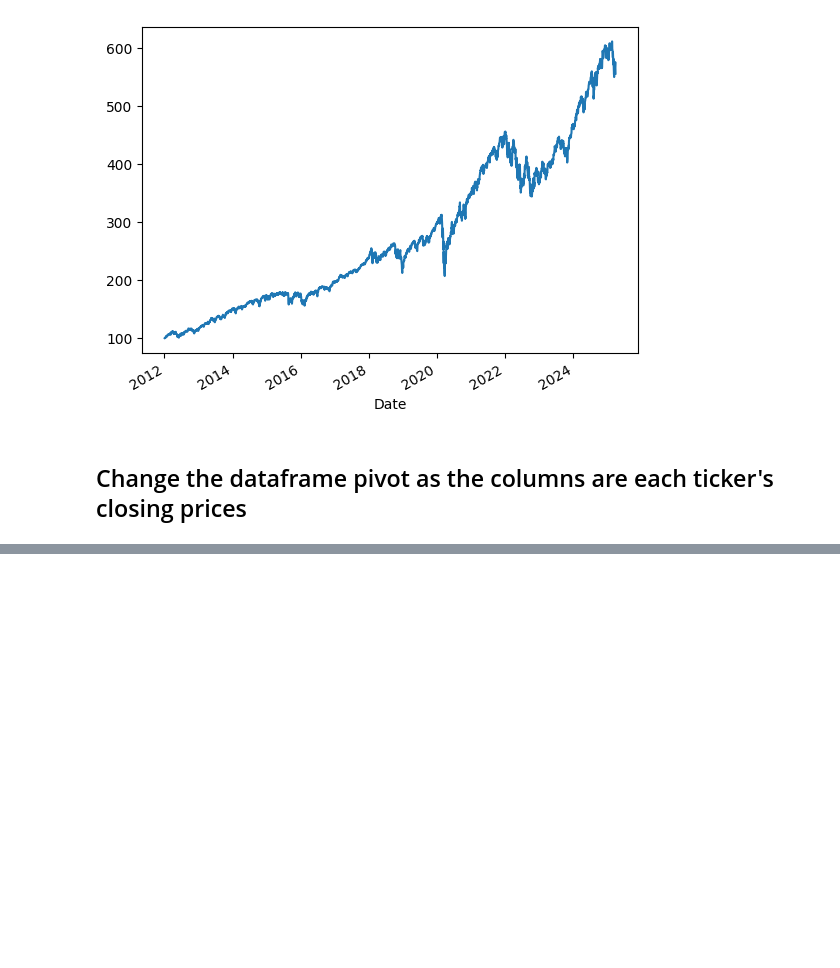
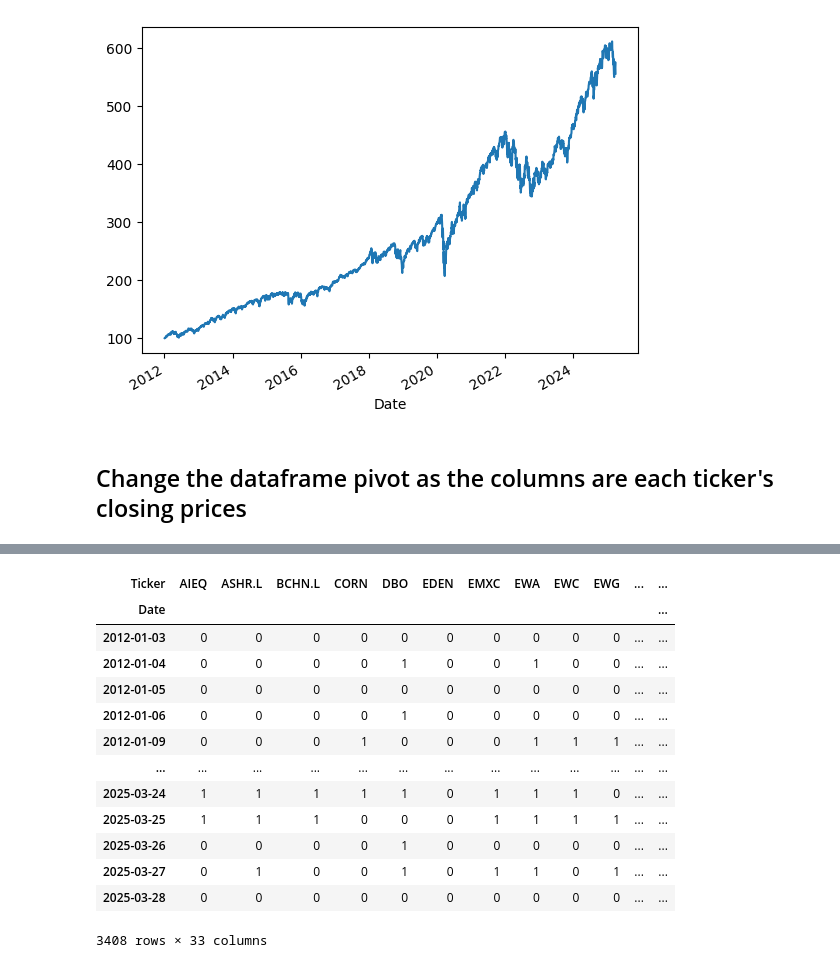
Before and after one commit to JingShelly/BA_Project, a Jupyter notebook: src/dataProcessing/dataprocessing.ipynb, the cells around one changed output, grey strips where cells are left out. Drawn from its saved outputs; the diff is of its cells as text; code cells hidden in the pictures; blank space fills up the shorter version.

```diff
--- a/src/dataProcessing/dataprocessing.ipynb
+++ b/src/dataProcessing/dataprocessing.ipynb
@@ -112,6 +112,25 @@ data_fill_minus_one = close_wide.copy()
 data_fill_minus_one.fillna(-1, inplace=True)
 data_fill_minus_one.to_csv('assets_wide_fill_minus_one.csv', index=True)
 # %%
-close_wide = close_wide.ffill().bfill()
-close_wide = close_wide.dropna()
-close_wide.to_csv('assets_filled.csv', index=True)
+close_fill = close_wide.ffill().bfill()
+close_fill = close_fill.dropna()
+close_fill.to_csv('assets_filled.csv', index=True)
+# %%
+target_binary = (close_wide > close_wide.shift(1)).astype(int)
+display(target_binary)
+target_binary.to_csv('target_binary.csv', index=True)
+# %% [output]
+| Ticker | AIEQ | ASHR.L | BCHN.L | CORN | DBO | EDEN | EMXC | EWA | EWC | EWG | ... | ... |
+| Date |  |  |  |  |  |  |  |  |  |  |  | ... |
+| 2012-01-03 | 0 | 0 | 0 | 0 | 0 | 0 | 0 | 0 | 0 | 0 | ... | ... |
+| 2012-01-04 | 0 | 0 | 0 | 0 | 1 | 0 | 0 | 1 | 0 | 0 | ... | ... |
+| 2012-01-05 | 0 | 0 | 0 | 0 | 0 | 0 | 0 | 0 | 0 | 0 | ... | ... |
+| 2012-01-06 | 0 | 0 | 0 | 0 | 1 | 0 | 0 | 0 | 0 | 0 | ... | ... |
+| 2012-01-09 | 0 | 0 | 0 | 1 | 0 | 0 | 0 | 1 | 1 | 1 | ... | ... |
+| ... | ... | ... | ... | ... | ... | ... | ... | ... | ... | ... | ... | ... |
+| 2025-03-24 | 1 | 1 | 1 | 1 | 1 | 0 | 1 | 1 | 1 | 0 | ... | ... |
+| 2025-03-25 | 1 | 1 | 1 | 0 | 0 | 0 | 1 | 1 | 1 | 1 | ... | ... |
+| 2025-03-26 | 0 | 0 | 0 | 0 | 1 | 0 | 0 | 0 | 0 | 0 | ... | ... |
+| 2025-03-27 | 0 | 1 | 0 | 0 | 1 | 0 | 1 | 1 | 0 | 1 | ... | ... |
+| 2025-03-28 | 0 | 0 | 0 | 0 | 0 | 0 | 0 | 0 | 0 | 0 | ... | ... |
+3408 rows × 33 columns
```
Also changed, not shown: parts of 6 cells of this notebook, 23 other files.
